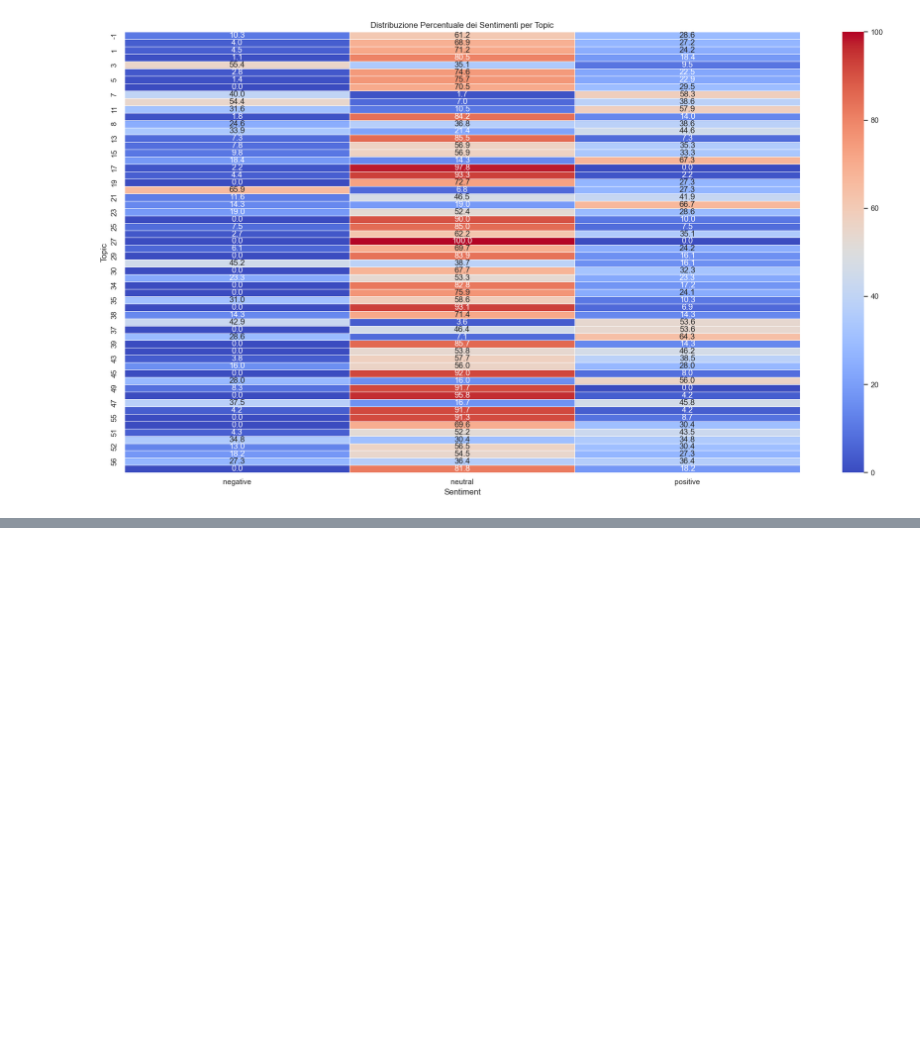
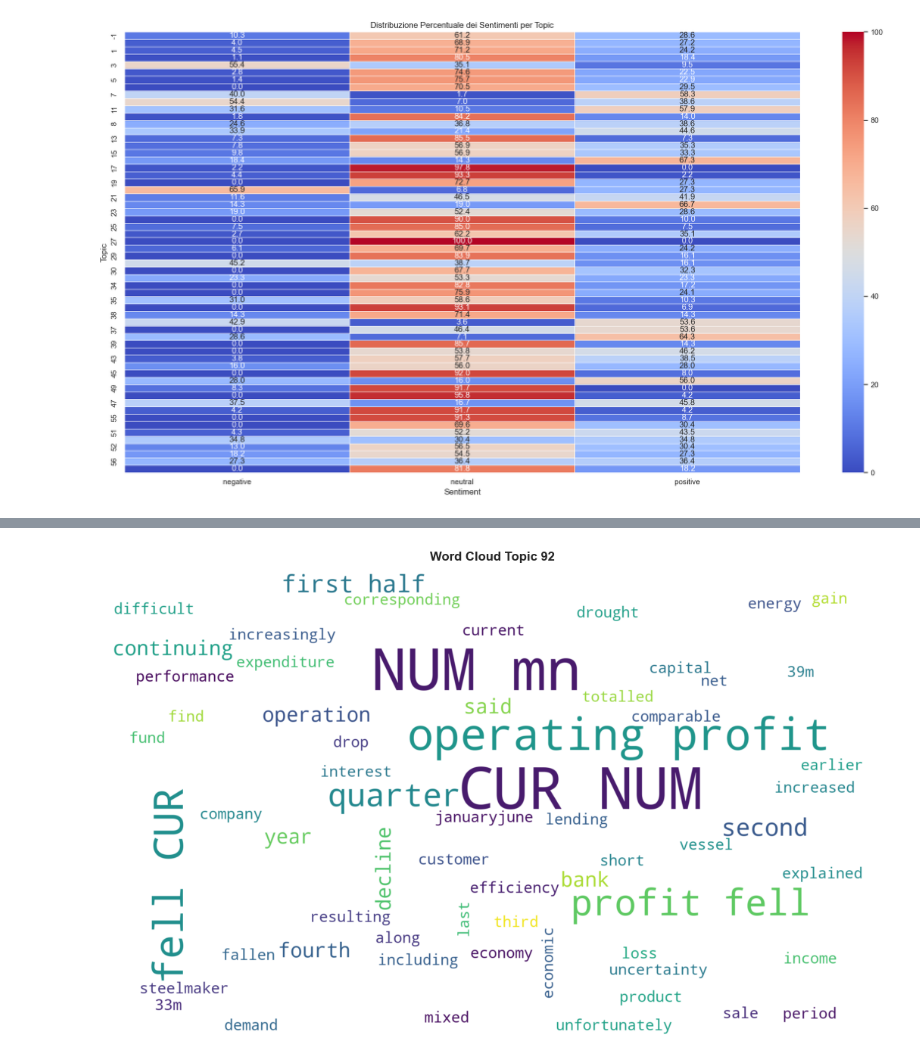
Before and after one commit to IreneGaita/FinSent, a Jupyter notebook: airflow/notebooks/topic_analysis.ipynb, the cells around one changed output, grey strips where cells are left out. Saved outputs shown, nothing was run; the diff lists cells and outputs as text; code cells hidden in the pictures; blank space fills up the shorter version.

```diff
--- a/airflow/notebooks/topic_analysis.ipynb
+++ b/airflow/notebooks/topic_analysis.ipynb
@@ -459,0 +485,5 @@ plt.show()
+# %%
+df_topic_negative = df[ df["Topic"] == top_topic_negative]
+topic_word_cloud(df_topic_negative, top_topic_negative)
+# %% [output]
+[figure, added]
```
Also changed, not shown: parts of 18 cells of this notebook.
